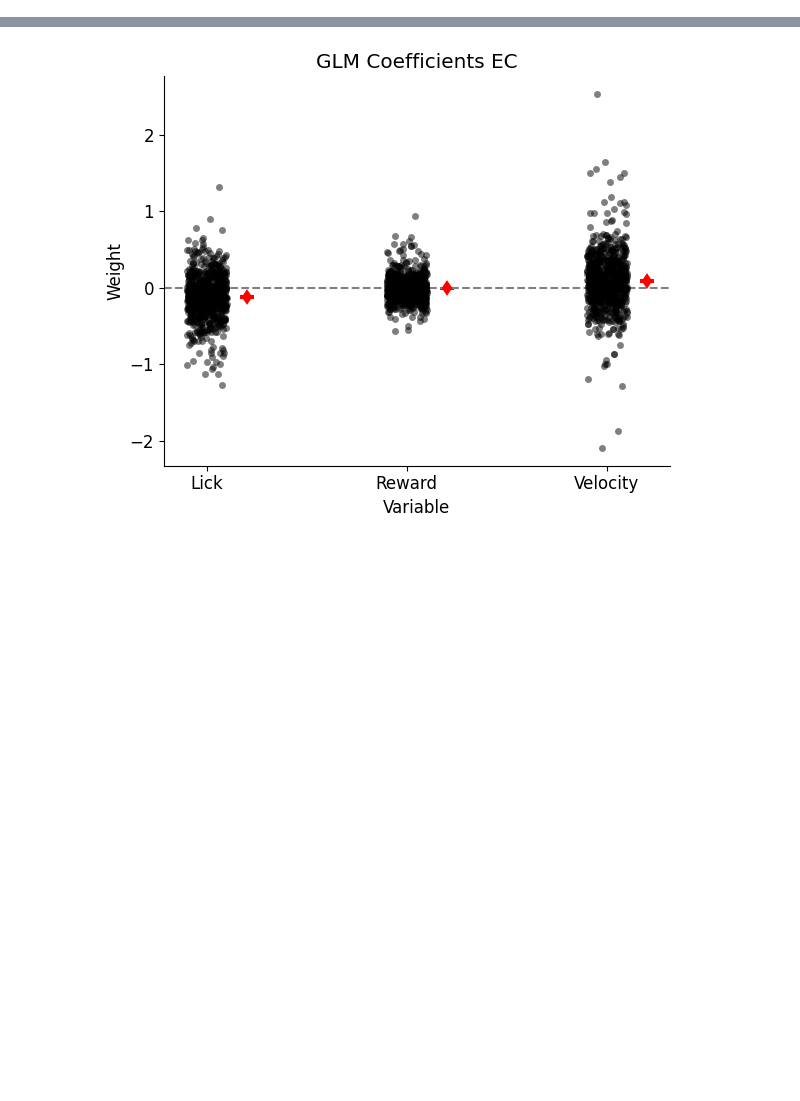
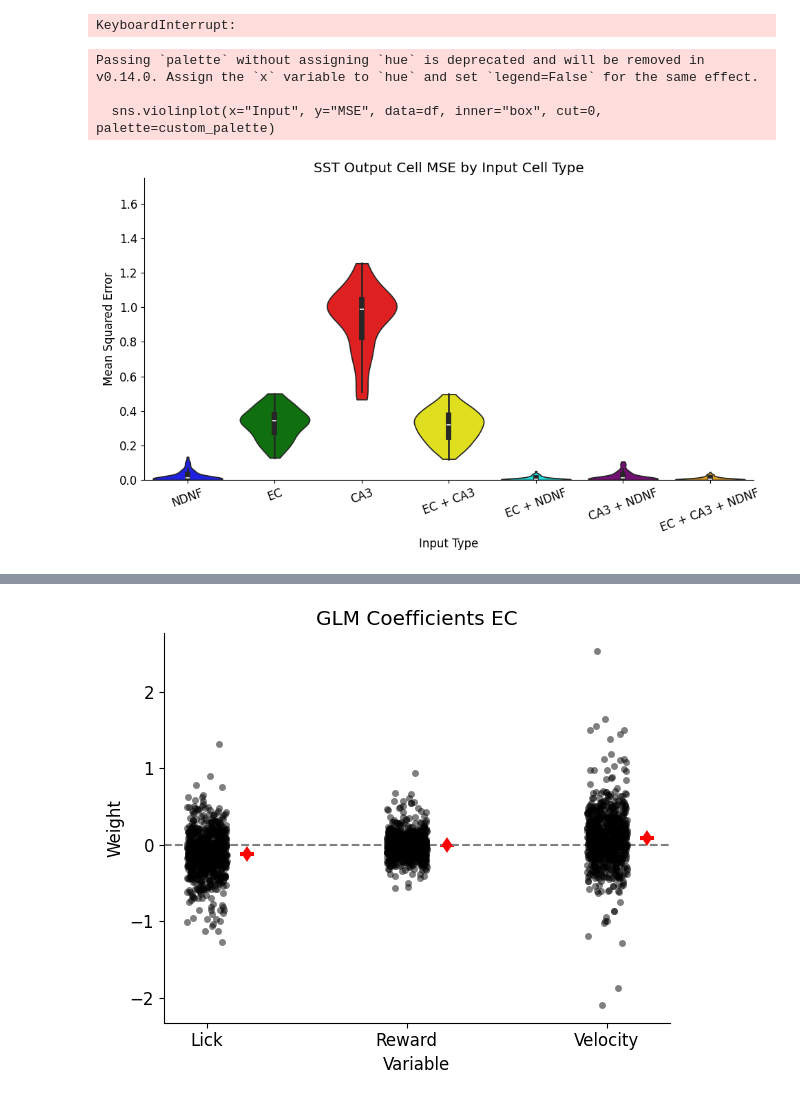
Before and after one commit to Milstein-Lab/CA1-interneuron-GLM, a Jupyter notebook: Clean_notebooks_to_date/finding_weights_over_NDNF.ipynb, the cells around one changed output, grey strips where cells are left out. Saved outputs shown, nothing was run; the diff lists cells and outputs as text; code cells hidden in the pictures; blank space fills up the shorter version.

```diff
--- a/Clean_notebooks_to_date/finding_weights_over_NDNF.ipynb
+++ b/Clean_notebooks_to_date/finding_weights_over_NDNF.ipynb
@@ -630,0 +143,40 @@ MSE_list_EC_predicting_NDNF_early, coefficients_list_EC_early = get_MSE_cell_typ
+# %%
+# ###### running all of the GLM's where various cell inputs try to predict NDNF output - will take some time
+
+EC_data_array = get_EC_data_array(residual_activity_dict_EC)
+CA3_data_array = get_CA3_data_array(ca3_vs_position_all_cells_array)
+NDNF_data_array = get_SST_data_array(fixed_activity_dict_NDNF_newest, residual_activity_dict_SST)
+EC_CA3_data_array = np.concatenate([EC_data_array, CA3_data_array], axis=0)
+EC_NDNF_data_array = np.concatenate([EC_data_array, NDNF_data_array], axis=0)
+CA3_NDNF_data_array = np.concatenate([CA3_data_array, NDNF_data_array], axis=0)
+EC_CA3_NDNF_data_array = np.concatenate([EC_data_array, CA3_data_array, NDNF_data_array], axis=0)
+
+
+model_just_CA3 = get_model_dict(CA3_data_array, activity_dict_SST, reg_type="ridge")
+model_just_NDNF = get_model_dict(NDNF_data_array, activity_dict_SST, reg_type="ridge")
+model_just_EC = get_model_dict(EC_data_array, activity_dict_SST, reg_type="ridge")
+
+model_EC_CA3 = get_model_dict(EC_CA3_data_array, activity_dict_SST, reg_type="ridge")
+model_EC_NDNF = get_model_dict(EC_NDNF_data_array, activity_dict_SST, reg_type="ridge")
+model_CA3_NDNF = get_model_dict(CA3_NDNF_data_array, activity_dict_SST, reg_type="ridge")
+model_EC_CA3_NDNF = get_model_dict(EC_CA3_NDNF_data_array, activity_dict_SST, reg_type="ridge")
+# %% [output]
+KeyboardInterrupt:
+# %%
+MSE_list_just_NDNF, coefficients_list_just_NDNF = get_MSE_cell_type(model_just_NDNF, activity_dict_SST, NDNF_data_array)
+MSE_list_just_EC, coefficients_list_just_EC = get_MSE_cell_type(model_just_EC, activity_dict_SST, EC_data_array)
+MSE_list_just_CA3, coefficients_list_just_CA3 = get_MSE_cell_type(model_just_CA3, activity_dict_SST, CA3_data_array)
+
+MSE_list_EC_CA3, coefficients_list_EC_CA3 = get_MSE_cell_type(model_EC_CA3, activity_dict_SST, EC_CA3_data_array)
+MSE_list_EC_NDNF, coefficients_list_EC_NDNF = get_MSE_cell_type(model_EC_NDNF, activity_dict_SST, EC_NDNF_data_array)
+MSE_list_CA3_NDNF, coefficients_list_CA3_NDNF = get_MSE_cell_type(model_CA3_NDNF, activity_dict_SST, CA3_NDNF_data_array)
+MSE_list_EC_CA3_NDNF, coefficients_list_CA3_NDNF = get_MSE_cell_type(model_EC_CA3_NDNF, activity_dict_SST, EC_CA3_NDNF_data_array)
+# %%
+inputs_list = ["NDNF", "EC", "CA3", "EC + CA3", "EC + NDNF", "CA3 + NDNF", "EC + CA3 + NDNF"]
+
+plot_MSE_for_NDNF_pred_by_other_celltype_input(MSE_list_just_NDNF, MSE_list_just_EC, MSE_list_just_CA3, MSE_list_EC_CA3, MSE_list_EC_NDNF, MSE_list_CA3_NDNF, MSE_list_EC_CA3_NDNF, inputs_list, output_cell_type="SST Output")
+# %% [output]
+Passing `palette` without assigning `hue` is deprecated and will be removed in v0.14.0. Assign the `x` variable to `hue` and set `legend=False` for the same effect.
+
+  sns.violinplot(x="Input", y="MSE", data=df, inner="box", cut=0, palette=custom_palette)
+[figure, added]
```
Also changed, not shown: parts of 87 cells of this notebook.
